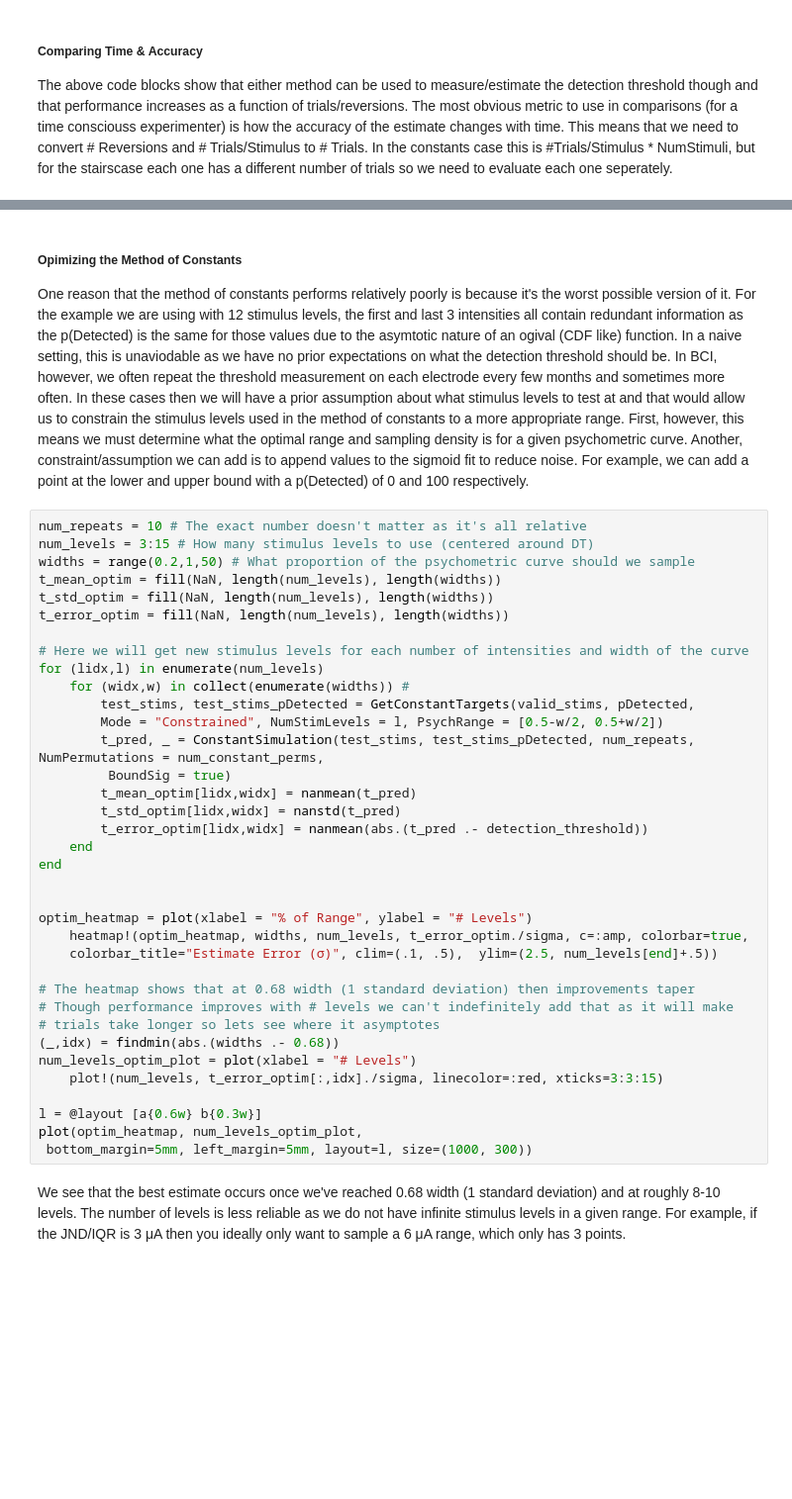
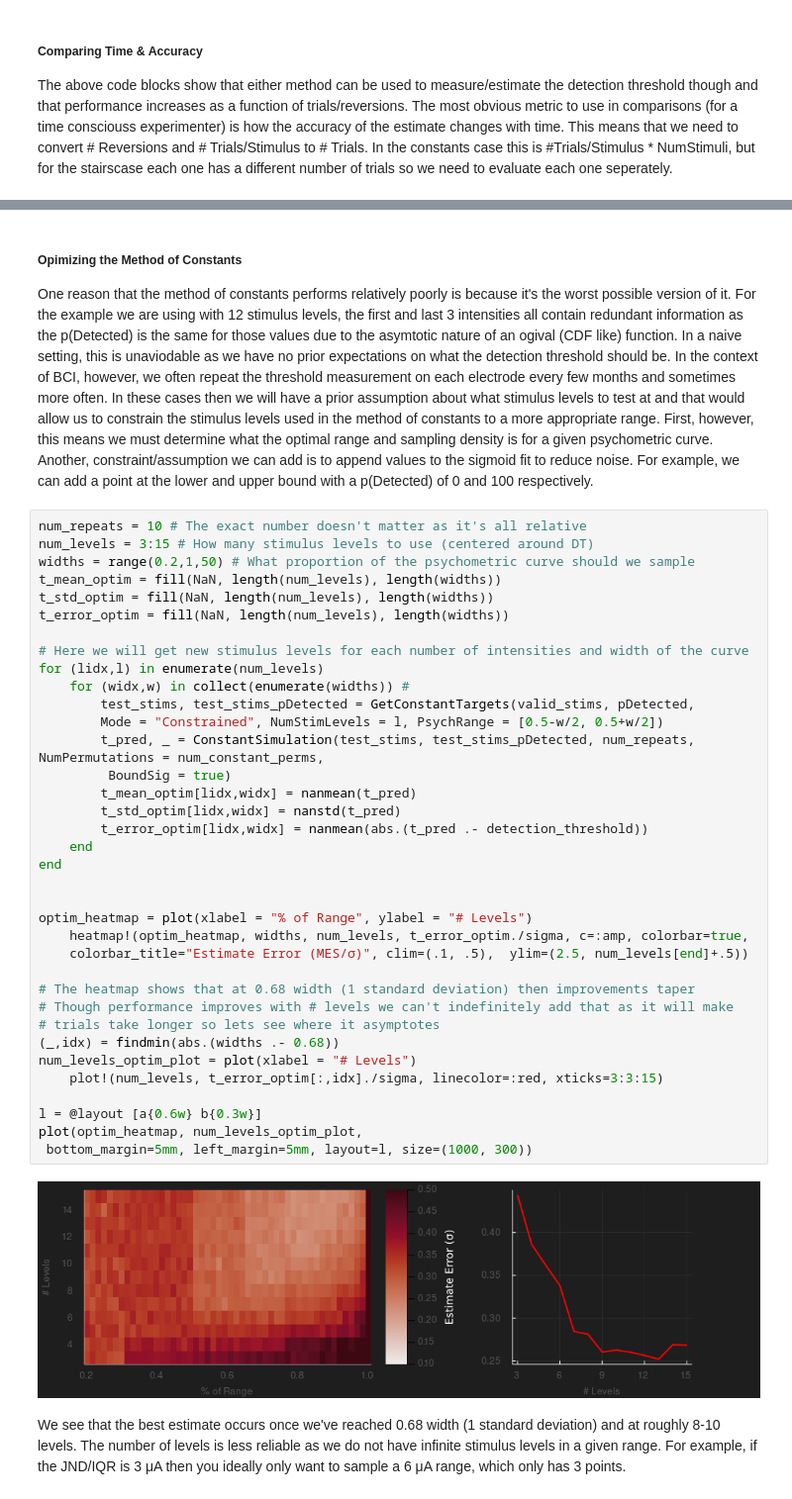
Before and after one commit to CMGreenspon/BCIDetectionThresholdSimulations, a Jupyter notebook: DetectionThresholdNotebook.ipynb, the cells around one changed output, grey strips where cells are left out. Shown at 99% size. Cells and saved outputs as stored; diff of their text form; blank space fills up the shorter version.

```diff
--- a/DetectionThresholdNotebook.ipynb
+++ b/DetectionThresholdNotebook.ipynb
@@ -188,6 +190,6 @@ Perhaps as expected, we see that the error decreases as a function of # trials f
 # %% [markdown]
 ##### Opimizing the Method of Constants
-One reason that the method of constants performs relatively poorly is because it's the worst possible version of it. For the example we are using with 12 stimulus levels, the first and last 3 intensities all contain redundant information as the p(Detected) is the same for those values due to the asymtotic nature of an ogival (CDF like) function. In a naive setting, this is unaviodable as we have no prior expectations on what the detection threshold should be. In BCI, however, we often repeat the threshold measurement on each electrode every few months and sometimes more often. In these cases then we will have a prior assumption about what stimulus levels to test at and that would allow us to constrain the stimulus levels used in the method of constants to a more appropriate range. First, however, this means we must determine what the optimal range and sampling density is for a given psychometric curve. Another, constraint/assumption we can add is to append values to the sigmoid fit to reduce noise. For example, we can add a point at the lower and upper bound with a p(Detected) of 0 and 100 respectively.
+One reason that the method of constants performs relatively poorly is because it's the worst possible version of it. For the example we are using with 12 stimulus levels, the first and last 3 intensities all contain redundant information as the p(Detected) is the same for those values due to the asymtotic nature of an ogival (CDF like) function. In a naive setting, this is unaviodable as we have no prior expectations on what the detection threshold should be. In the context of BCI, however, we often repeat the threshold measurement on each electrode every few months and sometimes more often. In these cases then we will have a prior assumption about what stimulus levels to test at and that would allow us to constrain the stimulus levels used in the method of constants to a more appropriate range. First, however, this means we must determine what the optimal range and sampling density is for a given psychometric curve. Another, constraint/assumption we can add is to append values to the sigmoid fit to reduce noise. For example, we can add a point at the lower and upper bound with a p(Detected) of 0 and 100 respectively.
 # %%
 num_repeats = 10 # The exact number doesn't matter as it's all relative
 num_levels = 3:15 # How many stimulus levels to use (centered around DT)
@@ -196,34 +198,36 @@ t_mean_optim = fill(NaN, length(num_levels), length(widths))
 t_std_optim = fill(NaN, length(num_levels), length(widths))
 t_error_optim = fill(NaN, length(num_levels), length(widths))
 
 # Here we will get new stimulus levels for each number of intensities and width of the curve
 for (lidx,l) in enumerate(num_levels)
     for (widx,w) in collect(enumerate(widths)) #
         test_stims, test_stims_pDetected = GetConstantTargets(valid_stims, pDetected,
         Mode = "Constrained", NumStimLevels = l, PsychRange = [0.5-w/2, 0.5+w/2])
         t_pred, _ = ConstantSimulation(test_stims, test_stims_pDetected, num_repeats, NumPermutations = num_constant_perms,
          BoundSig = true)
         t_mean_optim[lidx,widx] = nanmean(t_pred)
         t_std_optim[lidx,widx] = nanstd(t_pred)
         t_error_optim[lidx,widx] = nanmean(abs.(t_pred .- detection_threshold))
     end
 end
 
 
 optim_heatmap = plot(xlabel = "% of Range", ylabel = "# Levels")
     heatmap!(optim_heatmap, widths, num_levels, t_error_optim./sigma, c=:amp, colorbar=true,
-    colorbar_title="Estimate Error (σ)", clim=(.1, .5),  ylim=(2.5, num_levels[end]+.5))
+    colorbar_title="Estimate Error (MES/σ)", clim=(.1, .5),  ylim=(2.5, num_levels[end]+.5))
 
 # The heatmap shows that at 0.68 width (1 standard deviation) then improvements taper
 # Though performance improves with # levels we can't indefinitely add that as it will make
 # trials take longer so lets see where it asymptotes
 (_,idx) = findmin(abs.(widths .- 0.68))
 num_levels_optim_plot = plot(xlabel = "# Levels")
     plot!(num_levels, t_error_optim[:,idx]./sigma, linecolor=:red, xticks=3:3:15)
 
 l = @layout [a{0.6w} b{0.3w}]
 plot(optim_heatmap, num_levels_optim_plot,
  bottom_margin=5mm, left_margin=5mm, layout=l, size=(1000, 300))
+# %% [output]
+[figure, added]
 # %% [markdown]
 We see that the best estimate occurs once we've reached 0.68 width (1 standard deviation) and at roughly 8-10 levels. The number of levels is less reliable as we do not have infinite stimulus levels in a given range. For example, if the JND/IQR is 3 μA then you ideally only want to sample a 6 μA range, which only has 3 points.
 # %%
```
Also changed, not shown: parts of 10 cells of this notebook, 4 other files.
